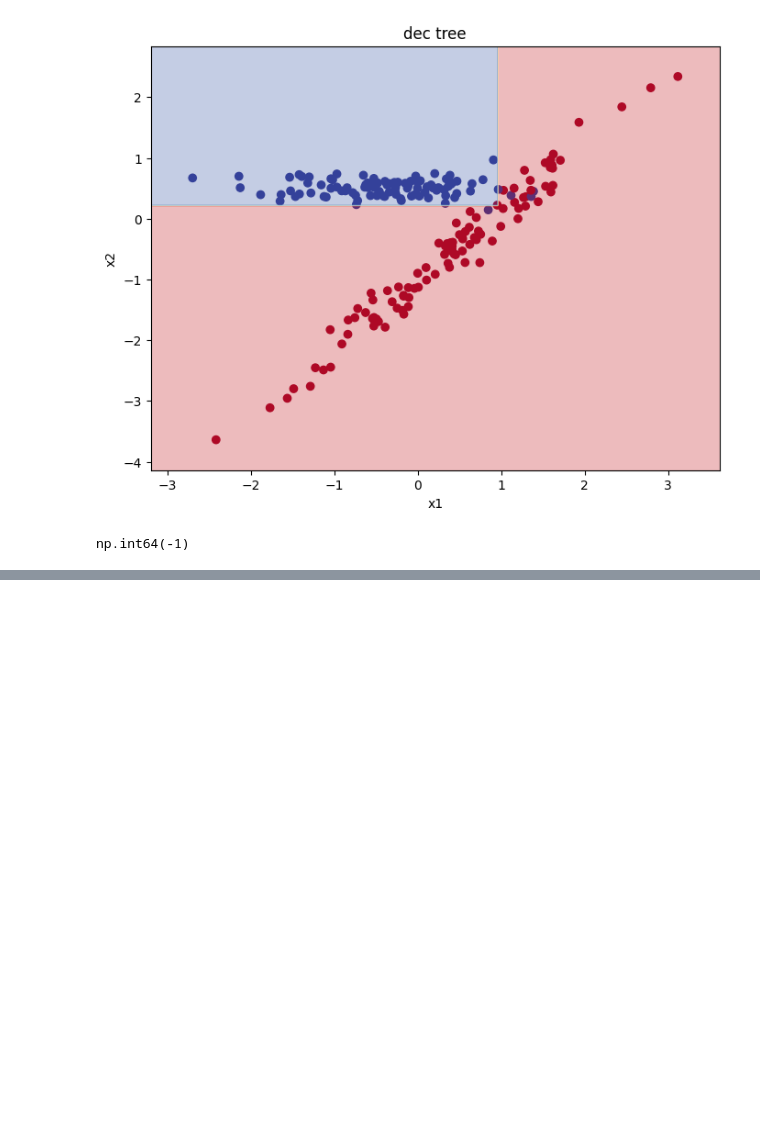
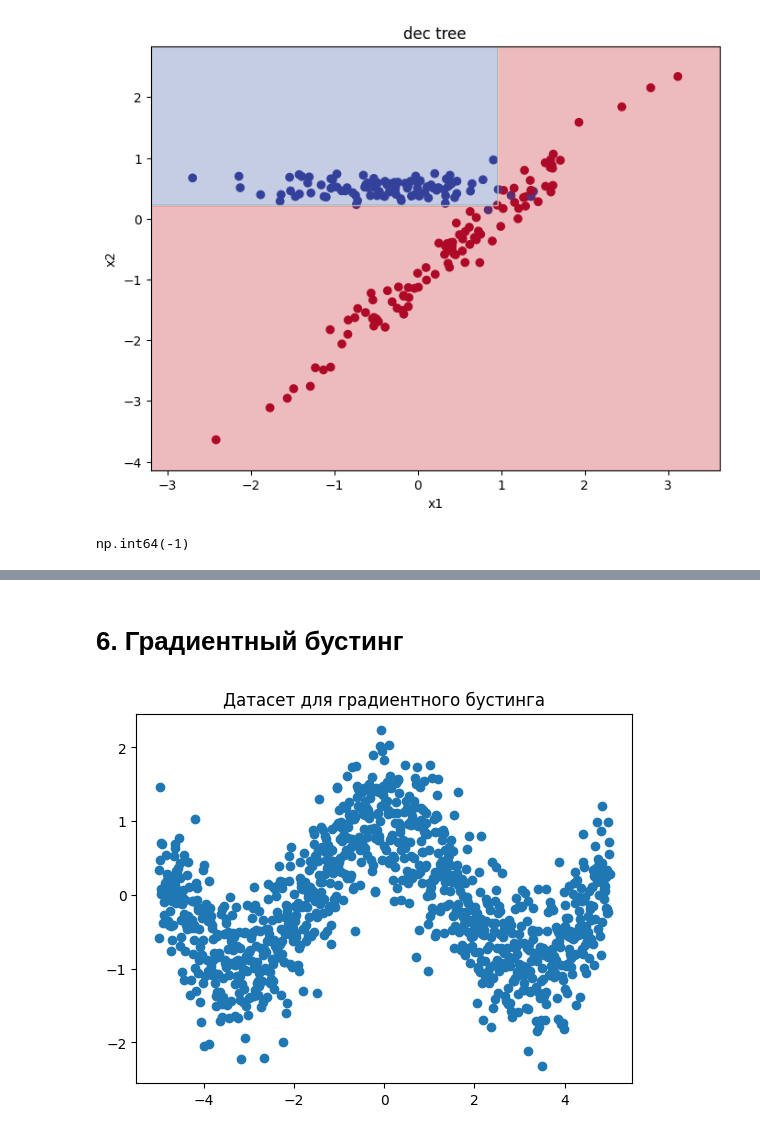
Before and after one commit to bleeeana/ml_methods, a Jupyter notebook: methods.ipynb, the cells around one changed output, grey strips where cells are left out. Drawn from its saved outputs; the diff is of its cells as text; code cells hidden in the pictures; blank space fills up the shorter version.

```diff
--- a/methods.ipynb
+++ b/methods.ipynb
@@ -892,0 +911,17 @@ model.plot()
+# %% [markdown]
+# 6. Градиентный бустинг
+# %%
+x = np.linspace(-5, 5, 1000)
+epsilon = np.random.normal(0, .5, 1000)
+y = np.cos(x) + epsilon
+
+boosting_dataset = pd.DataFrame({
+    "x": x,
+    "y": y
+})
+
+plt.scatter(x, y)
+plt.title('Датасет для градиентного бустинга')
+plt.show()
+# %% [output]
+[figure, added]
```
Also changed, not shown: parts of 6 cells of this notebook.
